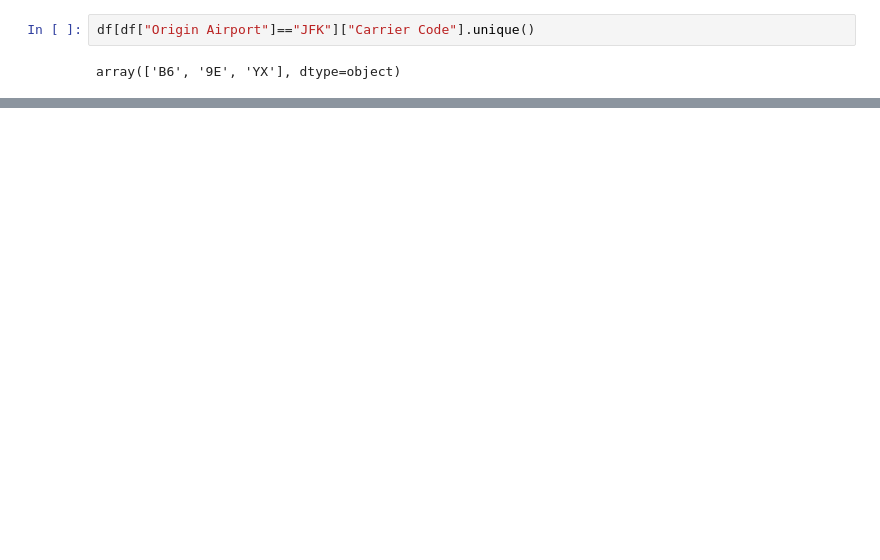
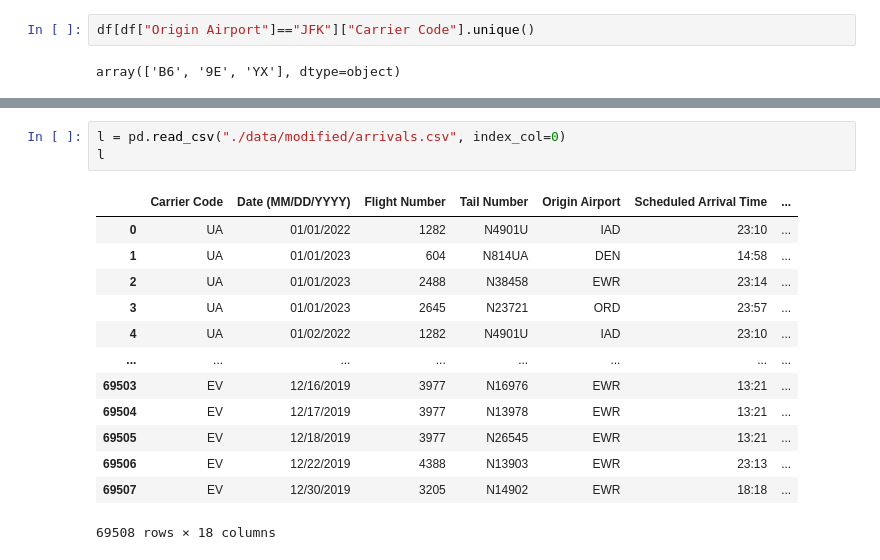
Before and after one commit to saikeerthan-14/flight-delay-prediction, a Jupyter notebook: models.ipynb, the cells around one changed output, grey strips where cells are left out. Saved outputs shown, nothing was run; the diff lists cells and outputs as text; blank space fills up the shorter version.

```diff
--- a/models.ipynb
+++ b/models.ipynb
@@ -98,0 +220,17 @@ df.drop(columns=["Date (MM/DD/YYYY)", "Scheduled Arrival Time", "Actual Elapsed
+# %%
+l = pd.read_csv("./data/modified/arrivals.csv", index_col=0)
+l
+# %% [output]
+|  | Carrier Code | Date (MM/DD/YYYY) | Flight Number | Tail Number | Origin Airport | Scheduled Arrival Time | ... |
+| 0 | UA | 01/01/2022 | 1282 | N4901U | IAD | 23:10 | ... |
+| 1 | UA | 01/01/2023 | 604 | N814UA | DEN | 14:58 | ... |
+| 2 | UA | 01/01/2023 | 2488 | N38458 | EWR | 23:14 | ... |
+| 3 | UA | 01/01/2023 | 2645 | N23721 | ORD | 23:57 | ... |
+| 4 | UA | 01/02/2022 | 1282 | N4901U | IAD | 23:10 | ... |
+| ... | ... | ... | ... | ... | ... | ... | ... |
+| 69503 | EV | 12/16/2019 | 3977 | N16976 | EWR | 13:21 | ... |
+| 69504 | EV | 12/17/2019 | 3977 | N13978 | EWR | 13:21 | ... |
+| 69505 | EV | 12/18/2019 | 3977 | N26545 | EWR | 13:21 | ... |
+| 69506 | EV | 12/22/2019 | 4388 | N13903 | EWR | 23:13 | ... |
+| 69507 | EV | 12/30/2019 | 3205 | N14902 | EWR | 18:18 | ... |
+69508 rows × 18 columns
```
Also changed, not shown: parts of 28 cells of this notebook, 4 other files.
